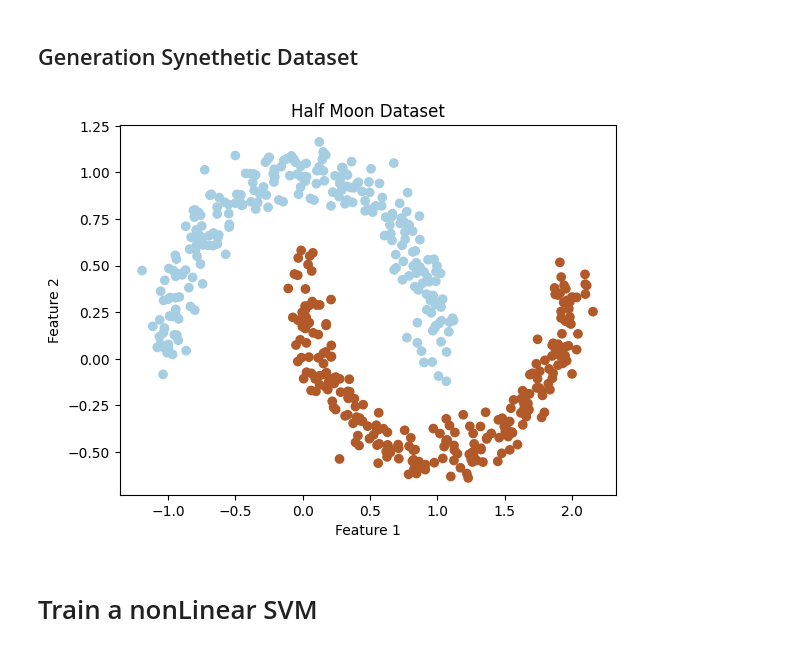
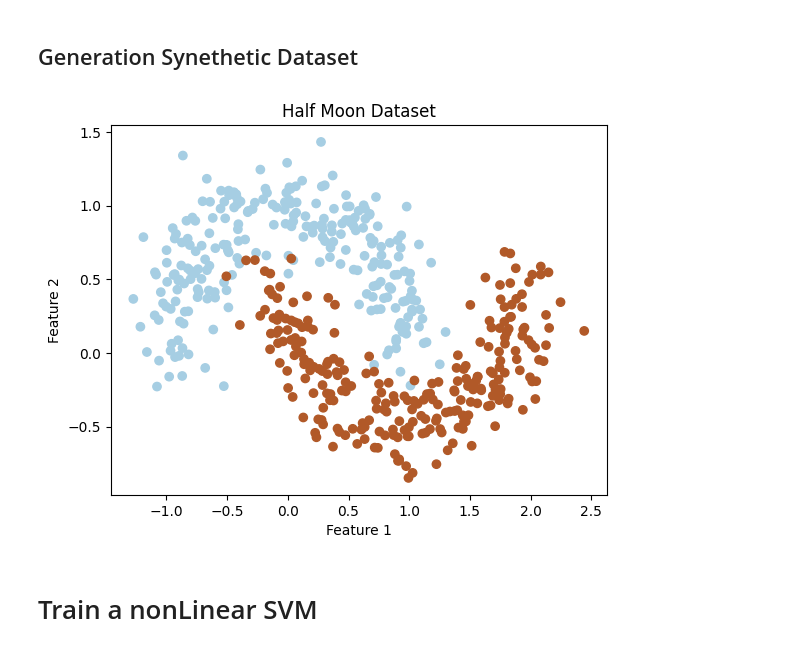
Before and after one commit to rahulbhadani/cpe490590_ml_sp24, a Jupyter notebook: CPE490590_SupportVectorMachine_NonLinear.ipynb, the cells around one changed output. Cells and saved outputs as stored; diff of their text form; code cells hidden in the pictures.

```diff
--- a/CPE490590_SupportVectorMachine_NonLinear.ipynb
+++ b/CPE490590_SupportVectorMachine_NonLinear.ipynb
@@ -10,19 +10,19 @@
 # %%
 import numpy as np
 import matplotlib.pyplot as plt
 from sklearn.datasets import make_moons
 
 # Generate the half moon dataset
-X, y = make_moons(n_samples=500, noise=0.08, shuffle=False)
+X, y = make_moons(n_samples=500, noise=0.18, shuffle=False)
 
 # Plot the dataset
 plt.scatter(X[:, 0], X[:, 1], c=y, cmap=plt.cm.Paired)
 plt.title("Half Moon Dataset")
 plt.xlabel("Feature 1")
 plt.ylabel("Feature 2")
 plt.show()
 # %% [output]
-[figure, old version]
+[figure, new version]
 # %% [markdown]
 # Train a nonLinear SVM
 # %% [markdown]
```
